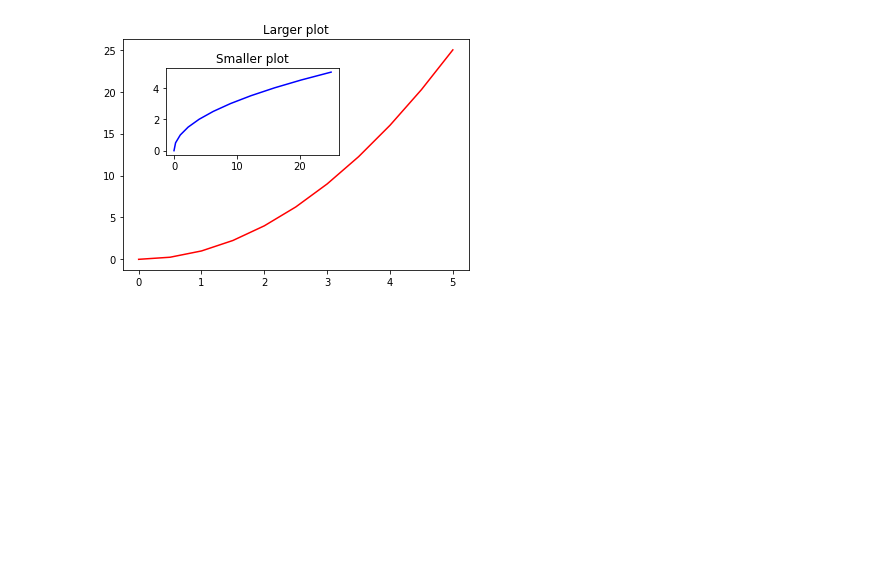
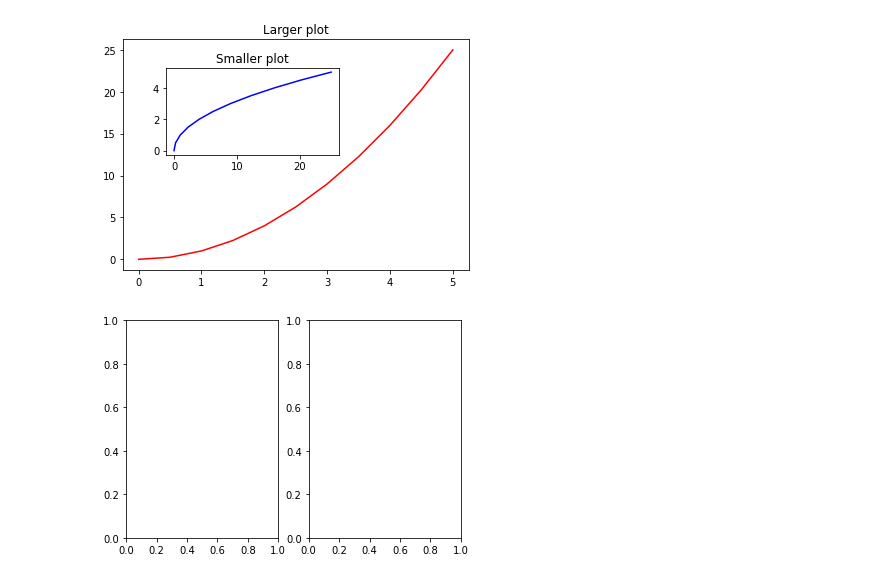
Before and after one commit to MIDAS-26/DS_ML, a Jupyter notebook: Matplotlib_Basics.ipynb, the cells around one changed output. Cells and saved outputs as stored; diff of their text form; code cells hidden in the pictures; blank space fills up the shorter version.

Commit message:
Added subplots in oop

```diff
--- a/Matplotlib_Basics.ipynb
+++ b/Matplotlib_Basics.ipynb
@@ -71,3 +71,9 @@ axes2.set_title('Smaller plot')
 # %% [output]
 Text(0.5, 1.0, 'Smaller plot')
 [figure]
+# %%
+#to call plt.figure() in a better way and to make our work easier we use plt.subplots(nrows=int, ncols=int)
+fig,axes = plt.subplots(nrows=1, ncols=2)
+#it's the same as plt.figure() but the subplots function calls figure, axes for you
+# %% [output]
+[figure, added]
```
